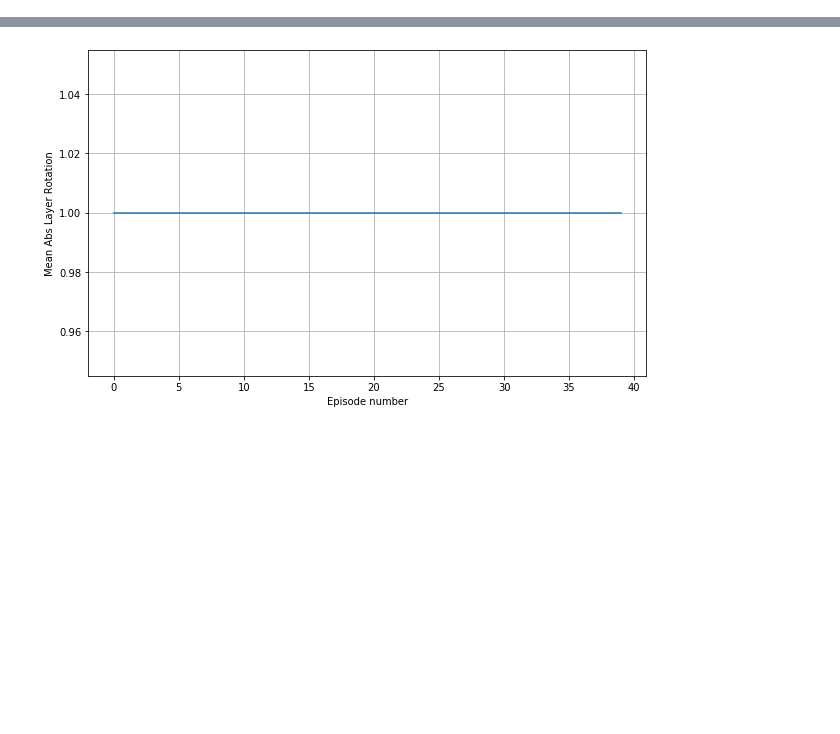
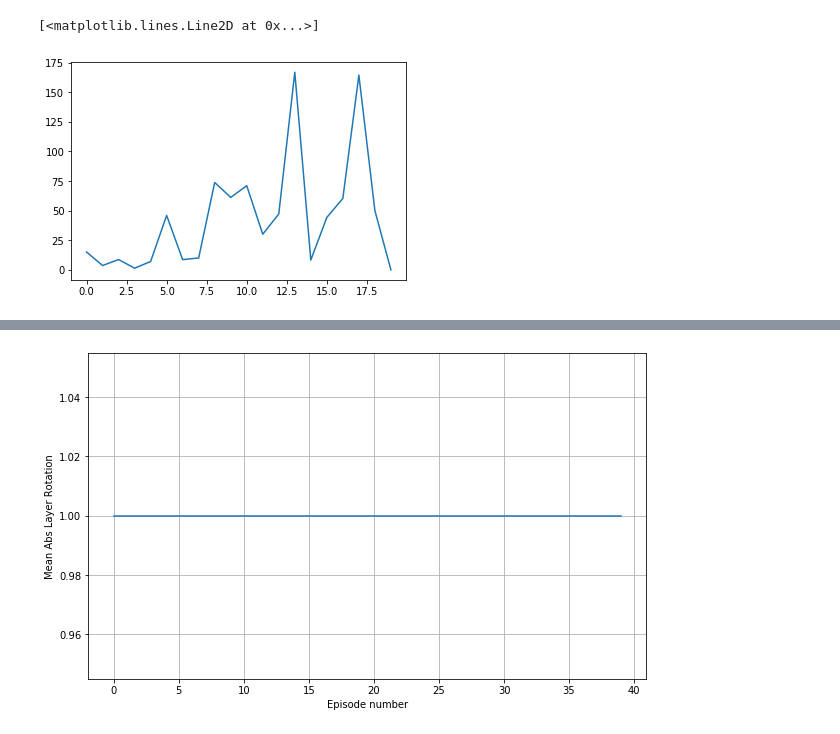
Before and after one commit to manuelsh/minerl, a Jupyter notebook: scores.ipynb, the cells around one changed output, grey strips where cells are left out. Saved outputs shown, nothing was run; the diff lists cells and outputs as text; code cells hidden in the pictures; blank space fills up the shorter version.

```diff
--- a/scores.ipynb
+++ b/scores.ipynb
@@ -5,6 +5,11 @@ import numpy as np
 # %%
 def moving_average(x, w):
     return np.convolve(x, np.ones(w), 'valid') / w
+# %%
+plt.plot([max(i) for i in scores_per_episode])
+# %% [output]
+[<matplotlib.lines.Line2D at 0x...>]
+[figure, added]
 # %%
 scores_per_episode = pickle.load(open('current_score.pkl','rb'))
 plt.figure(figsize=(10,6))
```
Also changed, not shown: parts of 4 cells of this notebook, 8 other files.
